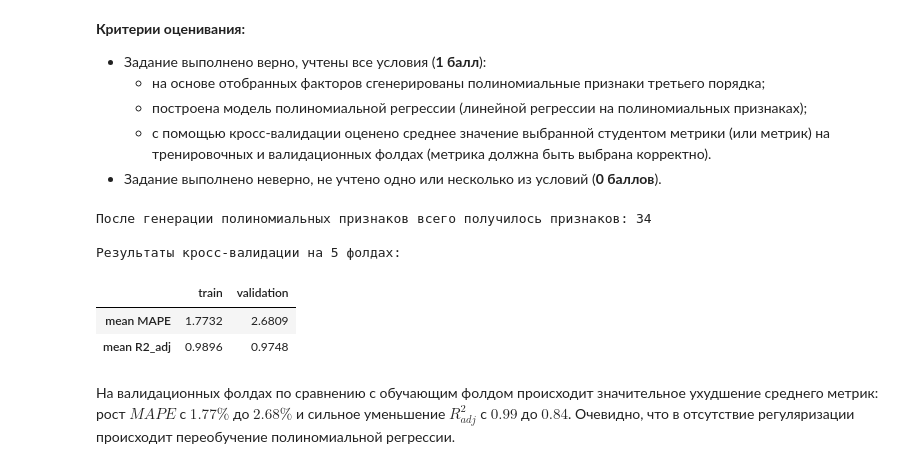
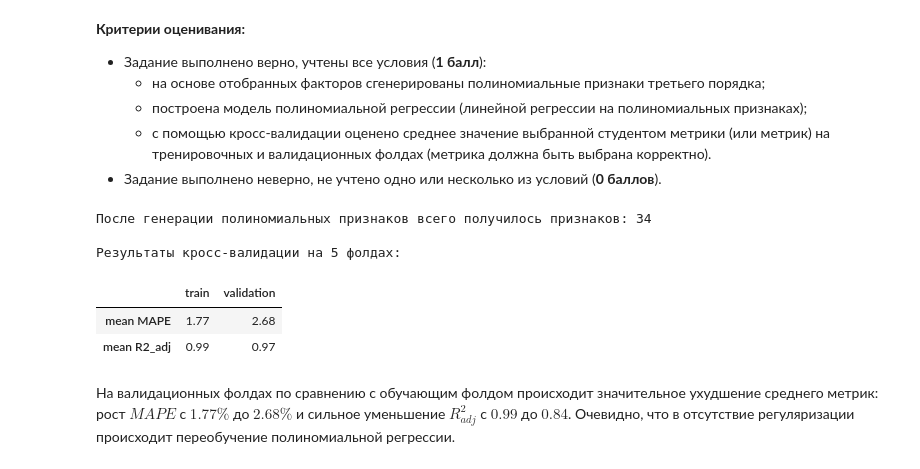
Before and after one commit to akitim/SkillFactory_current, a Jupyter notebook: MATH_ML_2_Практика_Акимкин.ipynb, the cells around one changed output. Cells and saved outputs as stored; diff of their text form; code cells hidden in the pictures.

```diff
--- a/MATH_ML_2_Практика_Акимкин.ipynb
+++ b/MATH_ML_2_Практика_Акимкин.ipynb
@@ -615,6 +618,7 @@ y = data['Prod'].values
 # ------------------------------------
 x_st = StandardScaler().fit_transform(x_upd)
 
+# генерируем полиномиальные признаки
 x_poly = PolynomialFeatures(degree=3,
                             include_bias=False).fit_transform(x_st)
 print('После генерации полиномиальных признаков всего получилось признаков:',
@@ -632,37 +636,33 @@ def R2_adj_scorer(estimator, X, y_true):
     y_pred = estimator.predict(X)
 
     # расчет метрики
     S_res = np.sum((y_pred - y_true) ** 2)
     S_tot = np.sum((np.mean(y_true) - y_true) ** 2)
 
     return 1 - S_res / (n - k) / (S_tot / (n - 1))
     # return 1 - S_res / S_tot
 
 # оцениваем качество модели на кросс-валидации, метрики — MAPE и R2_adj
 cv_result = cross_validate(
     linreg, x_poly, y,
     scoring={'nMAPE':'neg_mean_absolute_percentage_error',
             'R2_adj': 'r2'}, #R2_adj_scorer}, #'R2_adj_scorer
     cv=5, return_train_score=True
 )
 
 MAPE_cv_train, R2_adj_cv_train = \
 -np.mean(cv_result['train_nMAPE']) * 100, np.mean(cv_result['train_R2_adj'])
 MAPE_cv_test, R2_adj_cv_test = \
 -np.mean(cv_result['test_nMAPE']) * 100, np.mean(cv_result['test_R2_adj'])
 
 print('\nРезультаты кросс-валидации на 5 фолдах:')
 np.round(pd.DataFrame({'train': [MAPE_cv_train, R2_adj_cv_train],
               'validation': [MAPE_cv_test, R2_adj_cv_test]},
-             index = ['mean MAPE', 'mean R2_adj']), 4)
-
-#               train	validation
-# mean MAPE	    1.77	2.68
-# mean R2_adj	0.9869	0.8359
+             index = ['mean MAPE', 'mean R2_adj']), 2)
 # %% [output]
 После генерации полиномиальных признаков всего получилось признаков: 34
 
 Результаты кросс-валидации на 5 фолдах:
 |  | train | validation |
-| mean MAPE | 1.7732 | 2.6809 |
-| mean R2_adj | 0.9896 | 0.9748 |
+| mean MAPE | 1.77 | 2.68 |
+| mean R2_adj | 0.99 | 0.97 |
```
Also changed, not shown: parts of 5 cells of this notebook.
